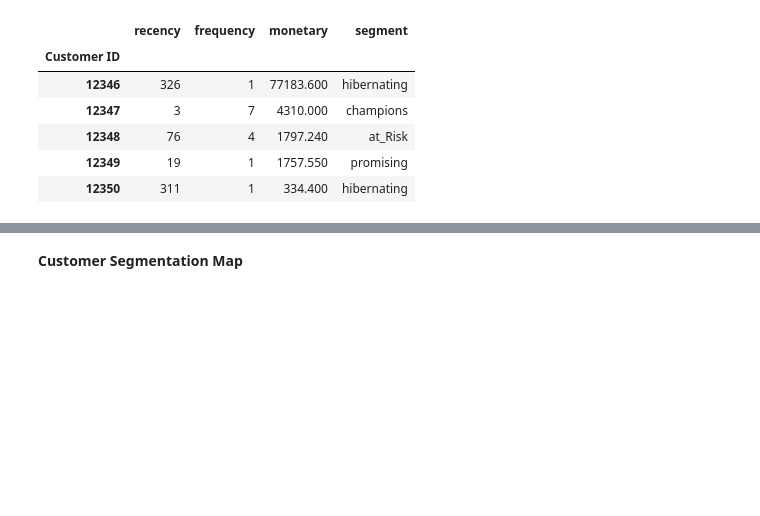
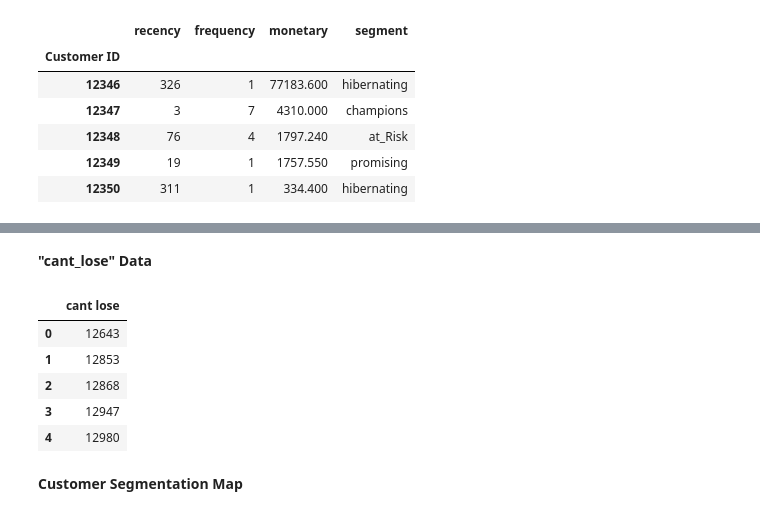
Before and after one commit to dilekdd/RFM_Analysis_II, a Jupyter notebook: rfm-analysis-ii.ipynb, the cells around one changed output, grey strips where cells are left out. Drawn from its saved outputs; the diff is of its cells as text; code cells hidden in the pictures; blank space fills up the shorter version.

```diff
--- a/rfm-analysis-ii.ipynb
+++ b/rfm-analysis-ii.ipynb
@@ -148,3 +164,20 @@ rfm.head()
+# %% [markdown]
+**"cant_lose" Data**
+# %%
+temp_df = pd.DataFrame()
+
+temp_df["cant lose"] = rfm[rfm["segment"] == "cant_lose"].index
+
+temp_df.head()
+
+# temp_df.to_csv("cant_lose.csv")
+# %% [output]
+|  | cant lose |
+| 0 | 12643 |
+| 1 | 12853 |
+| 2 | 12868 |
+| 3 | 12947 |
+| 4 | 12980 |
 # %% [markdown]
 **Customer Segmentation Map**
 # %%
```
Also changed, not shown: parts of 4 cells of this notebook.
